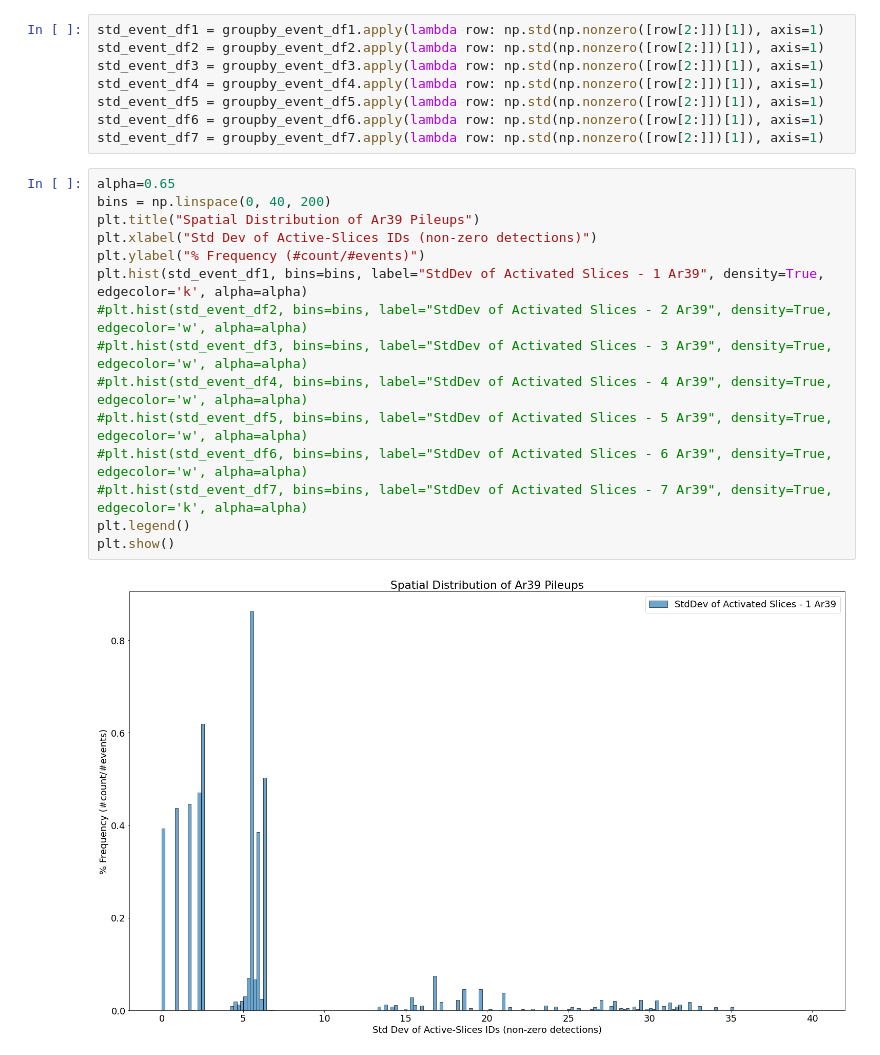
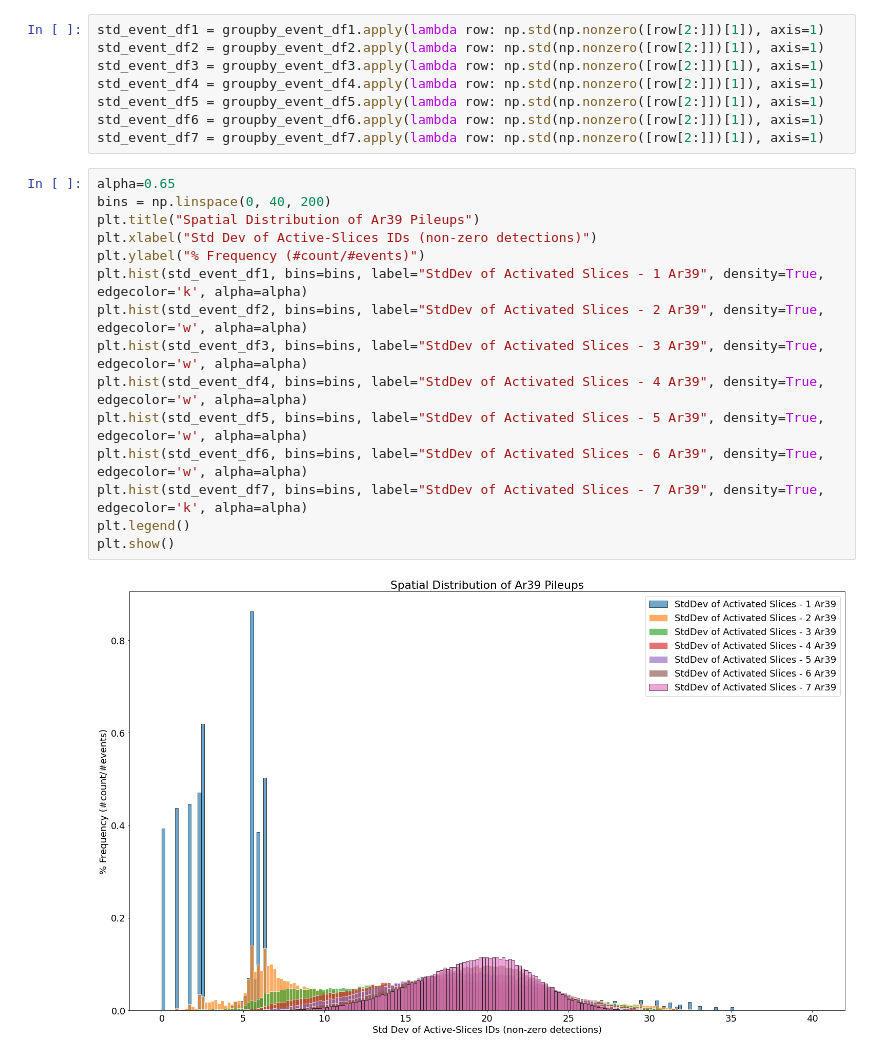
Before and after one commit to luigiberducci/ML4NP, a Jupyter notebook: Notebooks/ComparisonAr39Pileups/analysis_pileups_ar39_over_100ns.ipynb, the cells around one changed output. Saved outputs shown, nothing was run; the diff lists cells and outputs as text.

```diff
--- a/Notebooks/ComparisonAr39Pileups/analysis_pileups_ar39_over_100ns.ipynb
+++ b/Notebooks/ComparisonAr39Pileups/analysis_pileups_ar39_over_100ns.ipynb
@@ -141,17 +147,17 @@ std_event_df7 = groupby_event_df7.apply(lambda row: np.std(np.nonzero([row[2:]])
 # %%
 alpha=0.65
 bins = np.linspace(0, 40, 200)
 plt.title("Spatial Distribution of Ar39 Pileups")
 plt.xlabel("Std Dev of Active-Slices IDs (non-zero detections)")
 plt.ylabel("% Frequency (#count/#events)")
 plt.hist(std_event_df1, bins=bins, label="StdDev of Activated Slices - 1 Ar39", density=True, edgecolor='k', alpha=alpha)
-#plt.hist(std_event_df2, bins=bins, label="StdDev of Activated Slices - 2 Ar39", density=True, edgecolor='w', alpha=alpha)
-#plt.hist(std_event_df3, bins=bins, label="StdDev of Activated Slices - 3 Ar39", density=True, edgecolor='w', alpha=alpha)
-#plt.hist(std_event_df4, bins=bins, label="StdDev of Activated Slices - 4 Ar39", density=True, edgecolor='w', alpha=alpha)
-#plt.hist(std_event_df5, bins=bins, label="StdDev of Activated Slices - 5 Ar39", density=True, edgecolor='w', alpha=alpha)
-#plt.hist(std_event_df6, bins=bins, label="StdDev of Activated Slices - 6 Ar39", density=True, edgecolor='w', alpha=alpha)
-#plt.hist(std_event_df7, bins=bins, label="StdDev of Activated Slices - 7 Ar39", density=True, edgecolor='k', alpha=alpha)
+plt.hist(std_event_df2, bins=bins, label="StdDev of Activated Slices - 2 Ar39", density=True, edgecolor='w', alpha=alpha)
+plt.hist(std_event_df3, bins=bins, label="StdDev of Activated Slices - 3 Ar39", density=True, edgecolor='w', alpha=alpha)
+plt.hist(std_event_df4, bins=bins, label="StdDev of Activated Slices - 4 Ar39", density=True, edgecolor='w', alpha=alpha)
+plt.hist(std_event_df5, bins=bins, label="StdDev of Activated Slices - 5 Ar39", density=True, edgecolor='w', alpha=alpha)
+plt.hist(std_event_df6, bins=bins, label="StdDev of Activated Slices - 6 Ar39", density=True, edgecolor='w', alpha=alpha)
+plt.hist(std_event_df7, bins=bins, label="StdDev of Activated Slices - 7 Ar39", density=True, edgecolor='k', alpha=alpha)
 plt.legend()
 plt.show()
 # %% [output]
-[figure, old version]
+[figure, new version]
```
Also changed, not shown: parts of 1 cell of this notebook, 2 other files.
